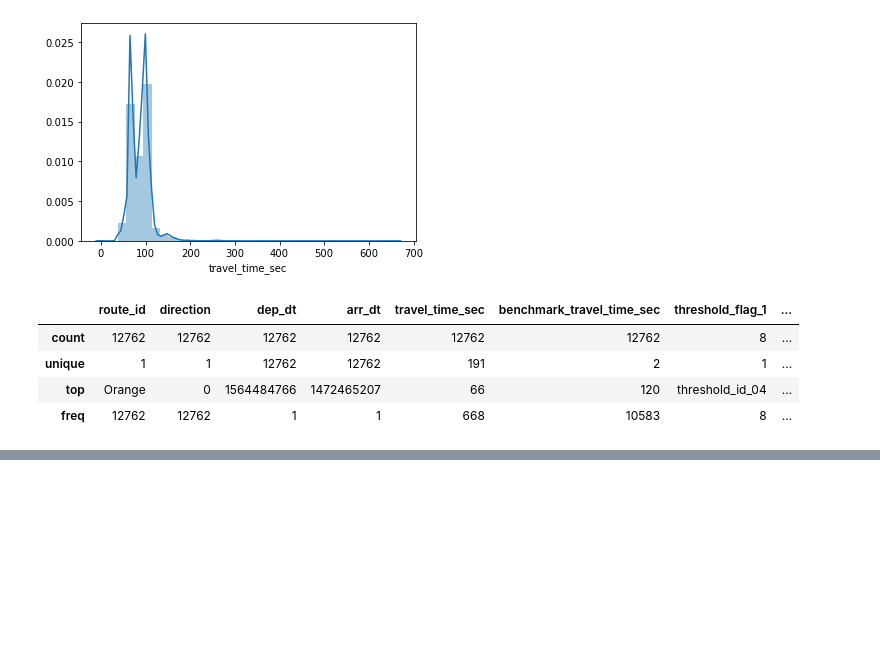
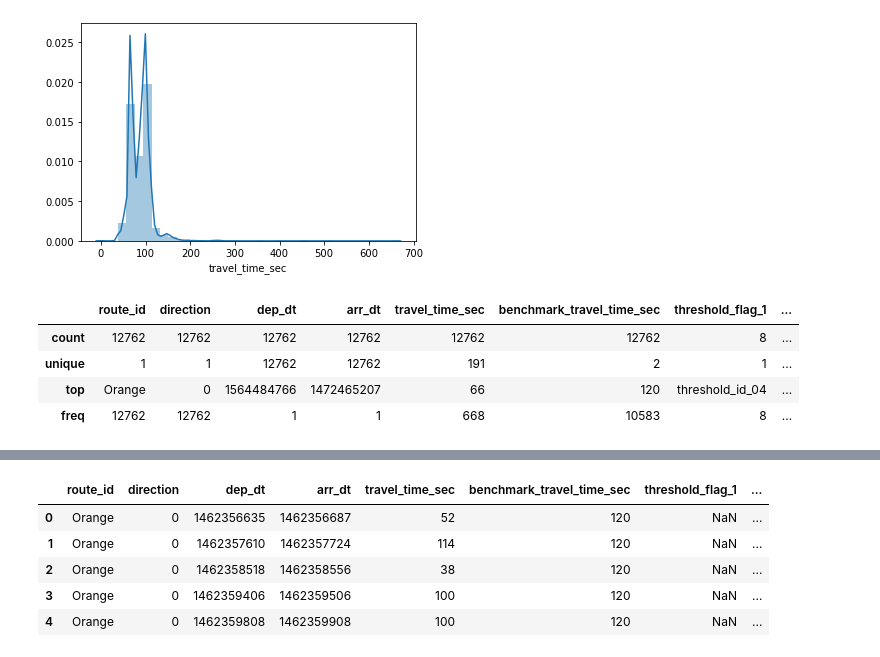
Before and after one commit to Clee2691/DS_Projects, a Jupyter notebook: DSProjects/MBTA/mbta.ipynb, the cells around one changed output, grey strips where cells are left out. Saved outputs shown, nothing was run; the diff lists cells and outputs as text; code cells hidden in the pictures; blank space fills up the shorter version.

```diff
--- a/DSProjects/MBTA/mbta.ipynb
+++ b/DSProjects/MBTA/mbta.ipynb
@@ -148,0 +163,11 @@ memory usage: 1.2+ MB
+# %%
+df_travel = pd.read_csv('mbta_travel_times.csv', parse_dates=[0])
+# %%
+df_travel.head()
+# %% [output]
+|  | route_id | direction | dep_dt | arr_dt | travel_time_sec | benchmark_travel_time_sec | threshold_flag_1 | ... |
+| 0 | Orange | 0 | 1462356635 | 1462356687 | 52 | 120 | NaN | ... |
+| 1 | Orange | 0 | 1462357610 | 1462357724 | 114 | 120 | NaN | ... |
+| 2 | Orange | 0 | 1462358518 | 1462358556 | 38 | 120 | NaN | ... |
+| 3 | Orange | 0 | 1462359406 | 1462359506 | 100 | 120 | NaN | ... |
+| 4 | Orange | 0 | 1462359808 | 1462359908 | 100 | 120 | NaN | ... |
```
Also changed, not shown: parts of 10 cells of this notebook.
